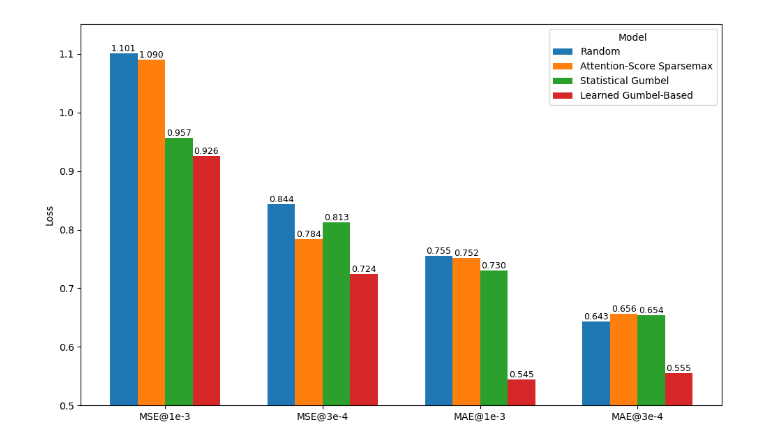
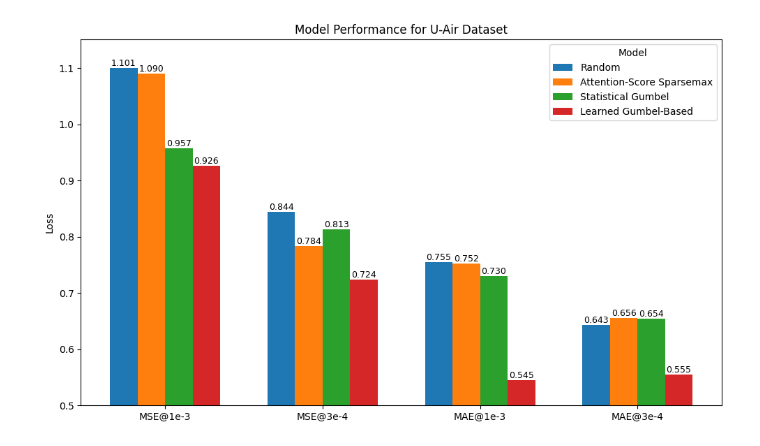
Before and after one commit to Veeeeeee7/SORS-2025, a Jupyter notebook: Graphics/graphs.ipynb, the cells around one changed output. Drawn from its saved outputs; the diff is of its cells as text; code cells hidden in the pictures.

```diff
--- a/Graphics/graphs.ipynb
+++ b/Graphics/graphs.ipynb
@@ -20,31 +20,32 @@ df = pd.DataFrame([
 ])
 
 # Use matplotlib for fine control with reduced inter-bar spacing
 x = np.arange(len(metrics))
 n_models = len(models)
 
 # Original gap = 1 - old_cluster_width = 0.6
 # Reduce this gap by half: new_gap = 0.6 * 0.5 = 0.3
 new_cluster_width = 1 - 0.3  # = 0.7
 bar_width = new_cluster_width / n_models
 offsets = np.linspace(-new_cluster_width/2 + bar_width/2,
                       new_cluster_width/2 - bar_width/2,
                       n_models)
 
 plt.figure(figsize=(10, 6))
 for idx, model in enumerate(models):
     y = df[df.Model == model]['Loss'].values
     xi = x + offsets[idx]
     bars = plt.bar(xi, y, width=bar_width, label=model)
     for bar in bars:
         plt.text(bar.get_x() + bar.get_width()/2, bar.get_height(),
                  f'{bar.get_height():.3f}', ha='center', va='bottom', fontsize=9)
 
 plt.ylim(0.5, df['Loss'].max() + 0.05)
 plt.xticks(x, metrics)
 plt.ylabel('Loss')
+plt.title('Model Performance for U-Air Dataset')
 plt.legend(title='Model', loc='upper right', frameon=True)
 plt.tight_layout()
 plt.show()
 # %% [output]
-[figure, old version]
+[figure, new version]
```
Also changed, not shown: parts of 2 cells of this notebook, 44 other files.
